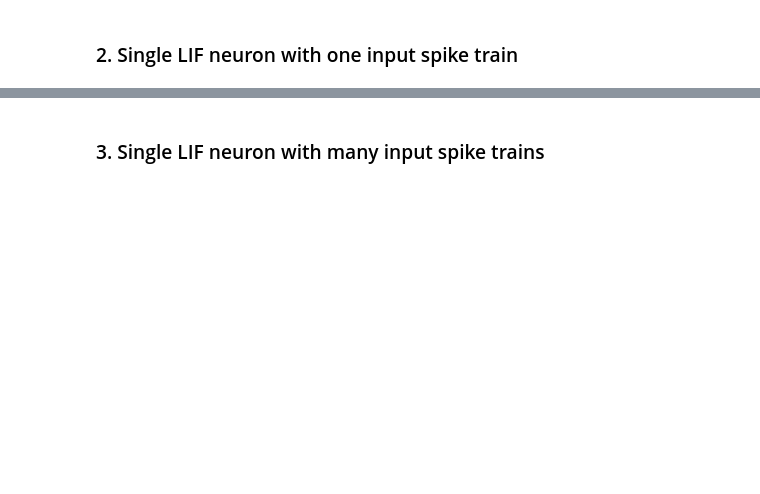
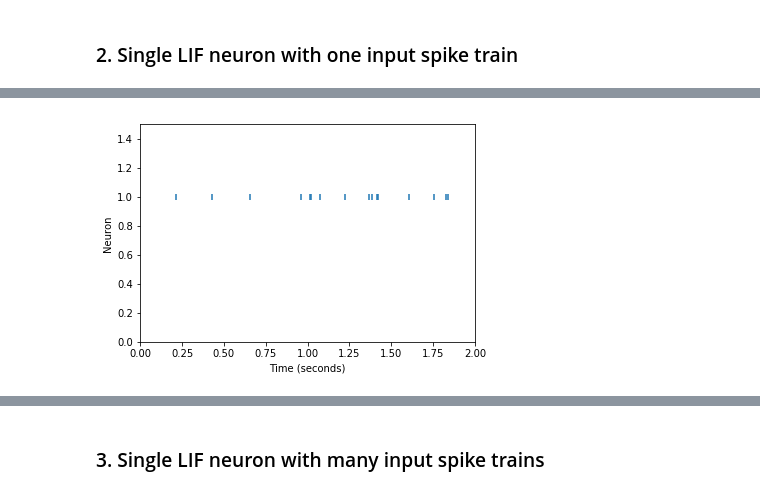
Before and after one commit to ClintonIgwegbu/4G3-Computational-Neuroscience-Assignment-1, a Jupyter notebook: Assignment 1.ipynb, the cells around one changed output, grey strips where cells are left out. Cells and saved outputs as stored; diff of their text form; code cells hidden in the pictures; blank space fills up the shorter version.

```diff
--- a/Assignment 1.ipynb
+++ b/Assignment 1.ipynb
@@ -31,0 +104,4 @@ plot.eventplot(Si)
+# %%
+plot_spike_trains(np.array([Sj]), dur, 1.5)
+# %% [output]
+[figure, added]
```
Also changed, not shown: parts of 12 cells of this notebook.
